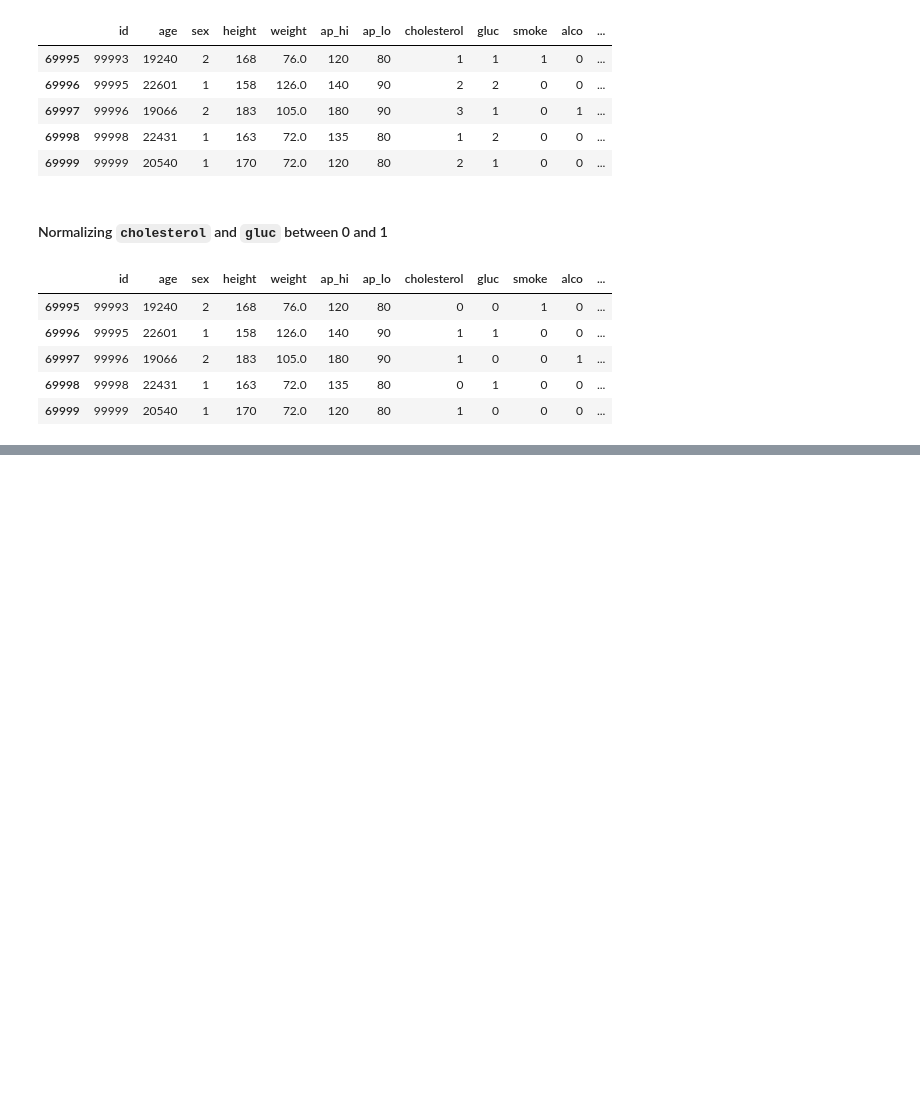
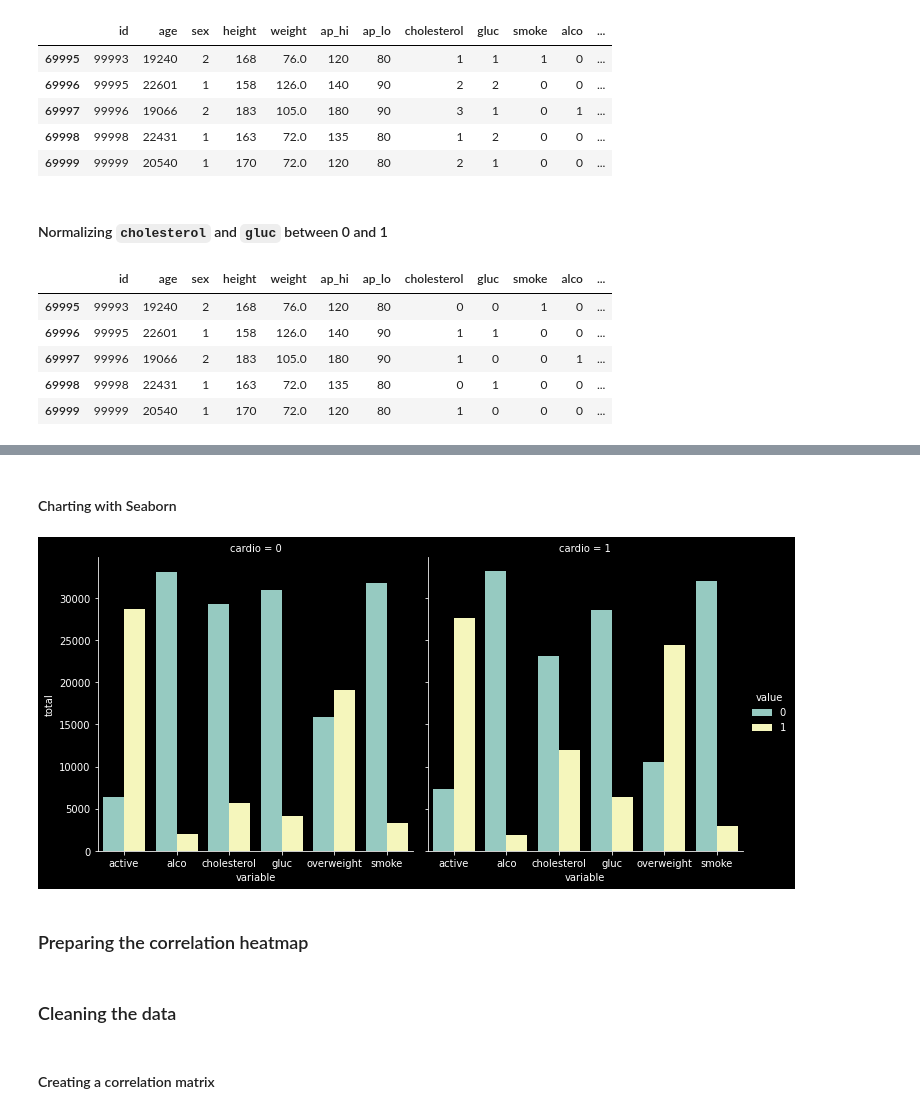
Before and after one commit to dewstend/freecodecamp-work, a Jupyter notebook: data-analysis-with-python/medical-data-visualizer/notebook.ipynb, the cells around one changed output, grey strips where cells are left out. Cells and saved outputs as stored; diff of their text form; code cells hidden in the pictures; blank space fills up the shorter version.

```diff
--- a/data-analysis-with-python/medical-data-visualizer/notebook.ipynb
+++ b/data-analysis-with-python/medical-data-visualizer/notebook.ipynb
@@ -77,0 +82,6 @@ df.tail()
+# %%
+df_long = df.melt(id_vars='cardio', value_vars=['cholesterol', 'gluc', 'smoke', 'alco', 'active', 'overweight'])
+
+df_cat = df_long.groupby(['cardio', 'variable', 'value'])["variable"].count()
+
+df_cat
@@ -77,0 +106,12 @@ df.tail()
+# %% [markdown]
+#### Charting with Seaborn
+# %%
+catplot = sns.catplot(
+    data=df_cat.reset_index(name="total"), kind="bar", x="variable", y="total", hue="value", col="cardio"
+)
+# %% [output]
+[figure, added]
+# %% [markdown]
+### Preparing the correlation heatmap
+# %% [markdown]
+### Cleaning the data
@@ -77,0 +126,2 @@ df.tail()
+# %% [markdown]
+#### Creating a correlation matrix
```
Also changed, not shown: parts of 9 cells of this notebook, 3 other files.
